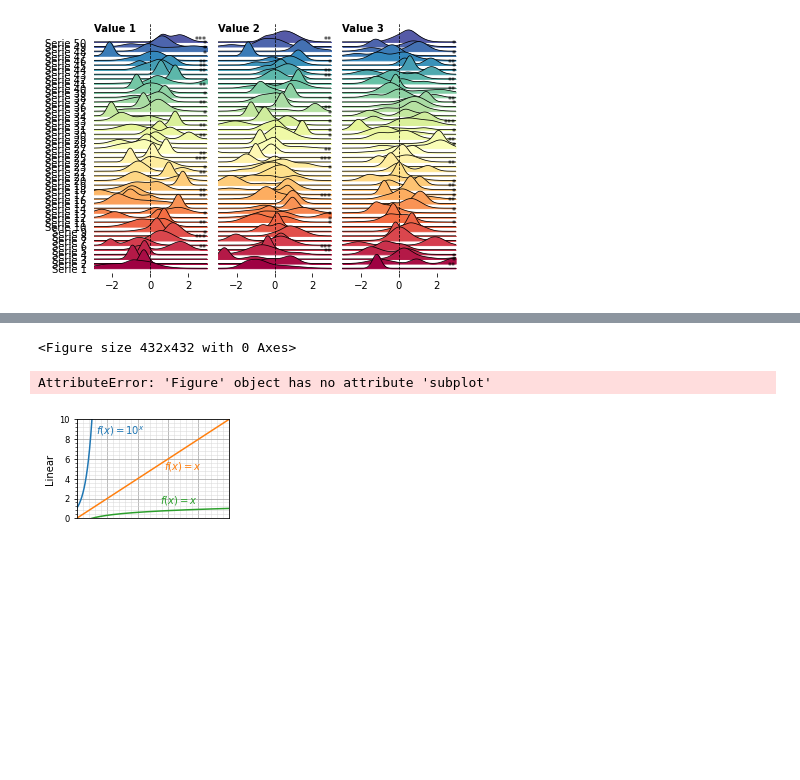
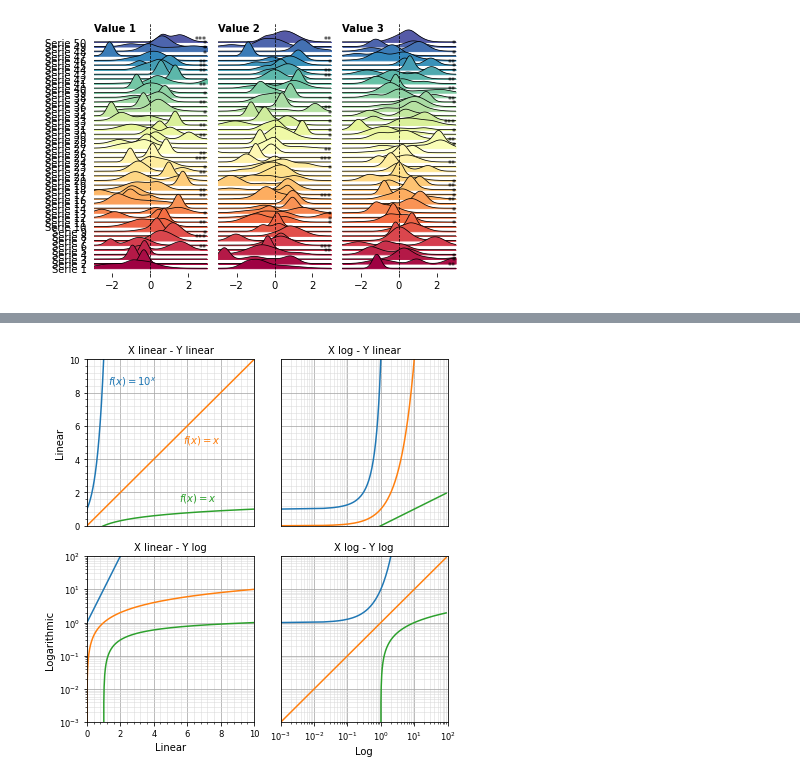
Before and after one commit to agranado/mpl_pyviz, a Jupyter notebook: Introduction.ipynb, the cells around one changed output, grey strips where cells are left out. Drawn from its saved outputs; the diff is of its cells as text; code cells hidden in the pictures; blank space fills up the shorter version.

Commit message:
multi-panel figures, sharing axis and scales

```diff
--- a/Introduction.ipynb
+++ b/Introduction.ipynb
@@ -105,19 +105,22 @@ plt.show()
 import numpy as np
 import matplotlib.pyplot as plt
 from matplotlib.ticker import NullFormatter, MultipleLocator
-# %%
-# generate some data
-X = np.linspace(0.001, 90, 5000)
-figure = plt.figure(figsize = (6,6))
-
-# Style parameters
-plt.rc("font", family = "Roboto" )
-plt.rc("xtick", labelsize = "small")
-plt.rc("ytick", labelsize = "small")
-plt.rc("axes", labelsize ="medium", titlesize ="medium")
-# %% [output]
-<Figure size 432x432 with 0 Axes>
 # %%
+
+# generate some data
+X = np.linspace(0.001, 90, 5000)
+# Start the new figure every time!
+figure = plt.figure(figsize = (6,6))
+
+# Style parameters
+plt.rc("font", family = "Roboto" )
+plt.rc("xtick", labelsize = "small")
+plt.rc("ytick", labelsize = "small")
+plt.rc("axes", labelsize ="medium", titlesize ="medium")
+
+
+
+
 # Panel 1
 # X-linear Y-linear
 ax1 = plt.subplot(2,2,1, xlim = (0.0, 10) , ylim = (0.0, 10))
@@ -134,34 +137,79 @@ ax1.yaxis.set_major_locator(MultipleLocator(2.0) )
 ax1.yaxis.set_minor_locator(MultipleLocator(0.4) )
 # color: (0,1) higher -> dimmer color
 # draw minor and major lines
 ax1.grid(True, "minor", color = "0.85", linewidth = 0.5, zorder = -20)
 ax1.grid(True, "major", color = "0.65", linewidth = 0.75, zorder = -10)
 
 # Since we are creating a multi-panel plot we don't need to draw the x
 # axis -- NOTE: as long as it is shared with the subplot below
 ax1.tick_params(which = "both", labelbottom = False, bottom = False)
 
 ax1.text(1.25, 8.50, "$f(x) = 10^x$", color = "C0")
 ax1.text(5.75, 5.00, "$f(x) = x$", color = "C1")
 ax1.text(5.50, 1.50, "$f(x) = x$", color = "C2" ) # math latex format
-
+ax1.set_title("X linear - Y linear")
 
 ###
 # Panel 2
 # X-log Y-linear
 
-ax2 = fig.subplot(2,2, 2, xlim = (0.001, 100),  ylim = (0.0,10) )
+ax2 = plt.subplot(2,2, 2,
+                  xlim = (0.001, 100),
+                  ylim = (0.0,10) ,
+                  sharey = ax1)
 ax2.set_xscale("log")
 # We remove both the bottom and left ticks since those will be shared with the left
 # and bottom plots
 ax2.tick_params(which = "both", labelbottom = False, bottom = False)
 ax2.tick_params(which = "both", labelleft = False, left = False)
 ax2.plot(X, 10 ** X, color = "C0")
 ax2.plot(X, X , color ="C1") # linear
 ax2.plot(X, np.log10(X) , color = "C2")
 # we don't change grid parameters here ...
 ax2.grid(True, "minor", color = "0.85", linewidth = 0.50, zorder = -20 )
 ax2.grid(True, "major", color = "0.65", linewidth = 0.75, zorder = -10 )
+ax2.set_title("X log - Y linear")
+
+###
+# Panel 3
+# X-linear Y-log
+ax3 = plt.subplot(2,2,3,
+                  xlim = (0.0,10),
+                  ylim =(0.001, 100),
+                  sharex = ax1)
+ax3.set_yscale('log')
+ax3.plot(X, 10 ** X , color = "C0") # exp fun
+ax3.plot(X, X, color = "C1" ) # linear fun
+ax3.plot(X, np.log10(X) , color = "C2") # log function
+ax3.set_ylabel("Logarithmic")
+ax3.set_xlabel("Linear")
+
+ax3.grid(True, "minor", color = "0.85", linewidth =0.50, zorder = -20)
+ax3.grid(True, "major", color = "0.65", linewidth =0.75, zorder = -10)
+ax3.set_title("X linear - Y log")
+
+# Panel 4
+# X -log Y- log
+
+ax4 = plt.subplot(2,2,4, xlim = (0.001, 100),
+                  ylim = (0.001,100),
+                  sharex = ax2,
+                  sharey = ax3)
+
+ax4.set_xscale("log")
+ax4.set_yscale("log")
+# remove left axis (shared with left panel)
+ax4.tick_params(which = "both", labelleft = False, left = False)
+ax4.plot(X, 10**X, color = "C0")
+ax4.plot(X, X, color = "C1")
+ax4.plot(X, np.log10(X) , color = "C2")
+ax4.set_xlabel("Log")
+ax4.grid(True, "minor", color = "0.85", linewidth = 0.5, zorder = -20)
+ax4.grid(True, "major", color = "0.65", linewidth = 0.75, zorder = -10)
+
+ax4.set_title('X log - Y log')
+
+plt.tight_layout()
+plt.show()
 # %% [output]
-AttributeError: 'Figure' object has no attribute 'subplot'
-[figure, old version]
+[figure, new version]
```
Also changed, not shown: parts of 1 cell of this notebook.
